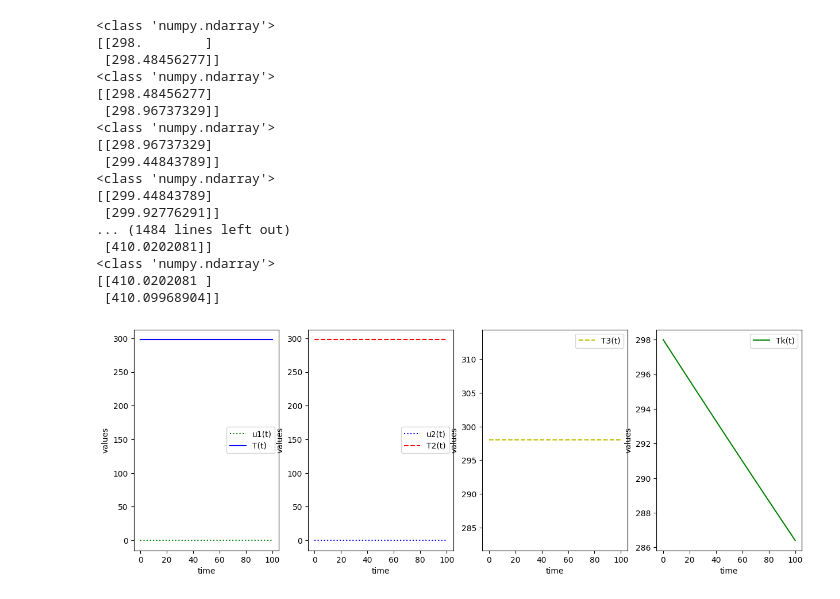
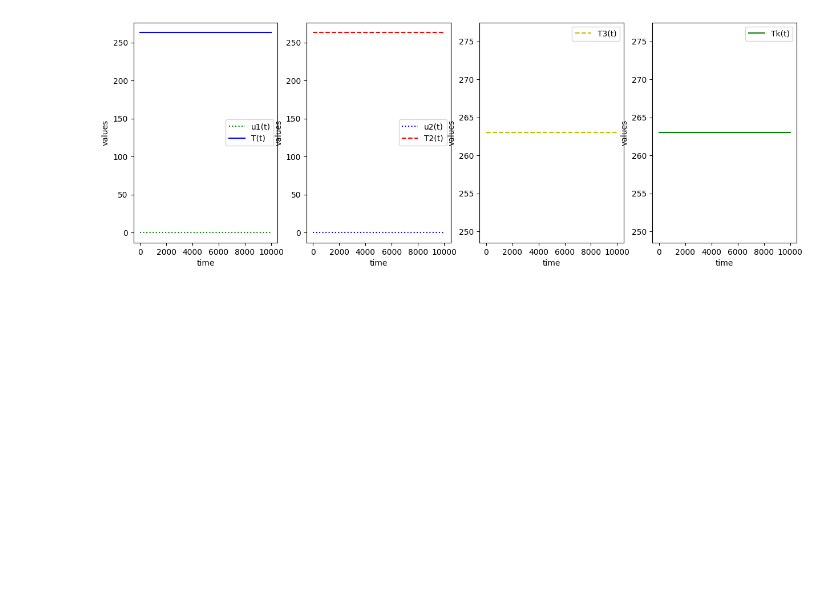
Before and after one commit to csonkam/OTS-egyeni, a Jupyter notebook: Teszt1.ipynb, the cells around one changed output. Cells and saved outputs as stored; diff of their text form; code cells hidden in the pictures; blank space fills up the shorter version.

```diff
--- a/Teszt1.ipynb
+++ b/Teszt1.ipynb
@@ -13,23 +13,23 @@ alfa=0.1 #W/(m^2K)
 A=5.3 #m^2
 Tm=263 #K,-10C°
 Tg=432 #K, 159C°
-Tbe=298 #K
-T0=298 #K
+Tbe=263 #K
+T0=Tbe #298 #K
 def hocserelo_modell(y0, t, u1):
     T=y0[0]
-    dT_dt=(B*(u1/100)*rho*cp*(Tk[i]-T)+alfa*A*(Tm-T))/(V*rho*cp)
+    dT_dt=(B*(u1/100)*rho*cp*(Tbe-T)+alfa*A*(Tm-T))/(V*rho*cp)
     #dT_dt=B*(u1/100)*rho*cp*(Tbe-T)+(alfa*A/(V*rho*cp))*(Tm-T)
     return dT_dt
 def hocserelo_modell1(y1, t, u1, u2):
     T2=y1[0]
-    dT2_dt=(B*((100-u1)/100)*(u2/100)*rho*cp*(Tk[i]-T2)+alfa*A*(Tg-T2))/(V*rho*cp)
+    dT2_dt=(B*((100-u1)/100)*(u2/100)*rho*cp*(Tbe-T2)+alfa*A*(Tg-T2))/(V*rho*cp)
     return dT2_dt
 def hocserelo_modell2(y2, t, u1, u2):
     T3=y2[0]
-    dT3_dt=(B*((100-u1)/100)*((100-u2)/100)*rho*cp*(Tk[i]-T3))/(V*rho*cp)
+    dT3_dt=(B*((100-u1)/100)*((100-u2)/100)*rho*cp*(Tbe-T3))/(V*rho*cp)
     return dT3_dt
-n=501 #s időpontok
-t=np.linspace(0,100,n)
+n=500 #s időpontok
+t=np.linspace(0,10000,n)
 z0=T0
 z1=T0
 z2=T0
@@ -49,11 +49,19 @@ T = np.empty_like(t)
 T2 = np.empty_like(t)
 T3 = np.empty_like(t)
 Tk = np.empty_like(t)
+Q1 = np.empty_like(t)
+Q2 = np.empty_like(t)
+Q3 = np.empty_like(t)
+Q4 = np.empty_like(t)
 # record initial conditions
 T[0] = z0
 T2[0] = z1
 T3[0]= z2
 Tk[0]=T0
+Q1[0]=0
+Q2[0]=0
+Q3[0]=B
+Q4[0]=B
 
 # solve ODE
 for i in range(1,n):
@@ -62,13 +70,16 @@ for i in range(1,n):
     tspan = [t[i-1],t[i]]
 
     # solve for next step
-    z = odeint(hocserelo_modell,z0,tspan,args=(u1[i],),hmax=0.1)
-    z1 = odeint(hocserelo_modell1,z1,tspan,args=(u1[i],u2[i]),hmax=0.1)
-    z2 = odeint(hocserelo_modell2,z2,tspan,args=(u1[i],u2[i]),hmax=0.1)
-    print(type(z1))
+    z = odeint(hocserelo_modell,z0,tspan,args=(u1[i],),hmax=0.6)
+    z1 = odeint(hocserelo_modell1,z1,tspan,args=(u1[i],u2[i]),hmax=0.6)
+    z2 = odeint(hocserelo_modell2,z2,tspan,args=(u1[i],u2[i]),hmax=0.6)
     # calculate Tk
       #Tk[i]=(B*u1[i]/100*z[1][0]+B*((100-u1[i])/100)*u2[i]/100*z1[1][0]+B*((100-u1[i])/100)*(100-u2[i])/100*z2[1][0])/B
-    Tk[i]=(B*u1[i]/100*z[1][-1]+B*((100-u1[i])/100)*u2[i]/100*z1[1][-1]+B*((100-u1[i])/100)*(100-u2[i])/100*z2[1][-1])/(B*u1[i]/100+B*((100-u1[i])/100)*u2[i]/100+B*((100-u1[i])/100)*(100-u2[i]))*100
+    Q1[i]=B*u1[i]/100
+    Q2[i]=B*((100-u1[i])/100)*u2[i]/100
+    Q3[i]=B*((100-u1[i])/100)*(100-u2[i])/100
+    Q4[i]=Q1[i]+Q2[i]+Q3[i]
+    Tk[i]=(Q1[i]*z[1][-1]+Q2[i]*z1[1][-1]+Q3[i]*z2[1][-1])/Q4[i]
 
 
     # store solution for plotting
@@ -90,53 +101,36 @@ for i in range(1,n):
       T3[i] = Tbe
 
     # next initial condition
-    print(z1)
+    #print(z1)
     z0 = z[1][-1]
     z1 = z1[1][-1]
     z2 = z2[1][-1]
 
 
 # plot results
 plt.figure(figsize=(15,5))
 plt.subplot(141)
 plt.plot(t,u1,'g:',label='u1(t)')
 plt.plot(t,T,'b-',label='T(t)')
 plt.ylabel('values')
 plt.xlabel('time')
 plt.legend(loc='best')
 plt.subplot(142)
 plt.plot(t,u2,'b:',label='u2(t)')
 plt.plot(t,T2,'r--',label='T2(t)')
 plt.ylabel('values')
 plt.xlabel('time')
 plt.legend(loc='best')
 plt.subplot(143)
 plt.plot(t,T3,'y--',label='T3(t)')
 plt.ylabel('values')
 plt.xlabel('time')
 plt.legend(loc='best')
 plt.subplot(144)
 plt.plot(t,Tk,'g-',label='Tk(t)')
 plt.ylabel('values')
 plt.xlabel('time')
 plt.legend(loc='best')
 plt.show()
 # %% [output]
-<class 'numpy.ndarray'>
-[[298.        ]
- [298.48456277]]
-<class 'numpy.ndarray'>
-[[298.48456277]
- [298.96737329]]
-<class 'numpy.ndarray'>
-[[298.96737329]
- [299.44843789]]
-<class 'numpy.ndarray'>
-[[299.44843789]
- [299.92776291]]
-... (1484 lines left out)
- [410.0202081]]
-<class 'numpy.ndarray'>
-[[410.0202081 ]
- [410.09968904]]
-[figure, old version]
+[figure, new version]
```
Also changed, not shown: parts of 2 cells of this notebook.
